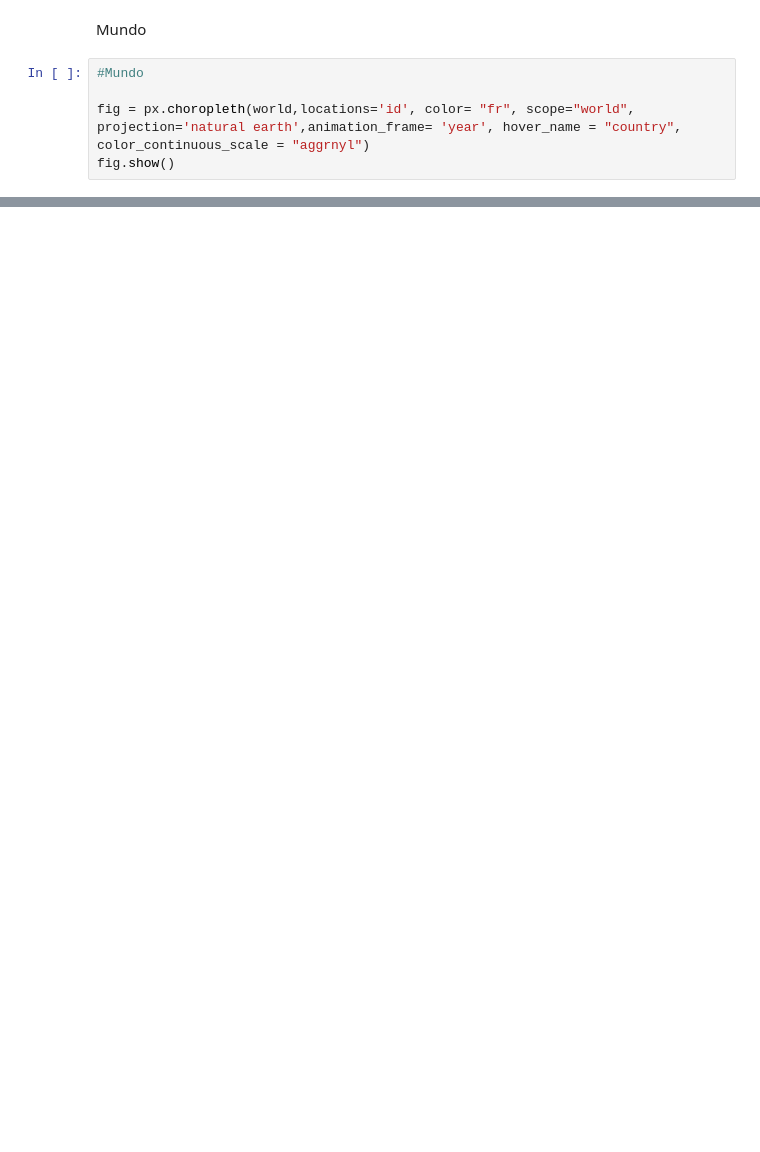
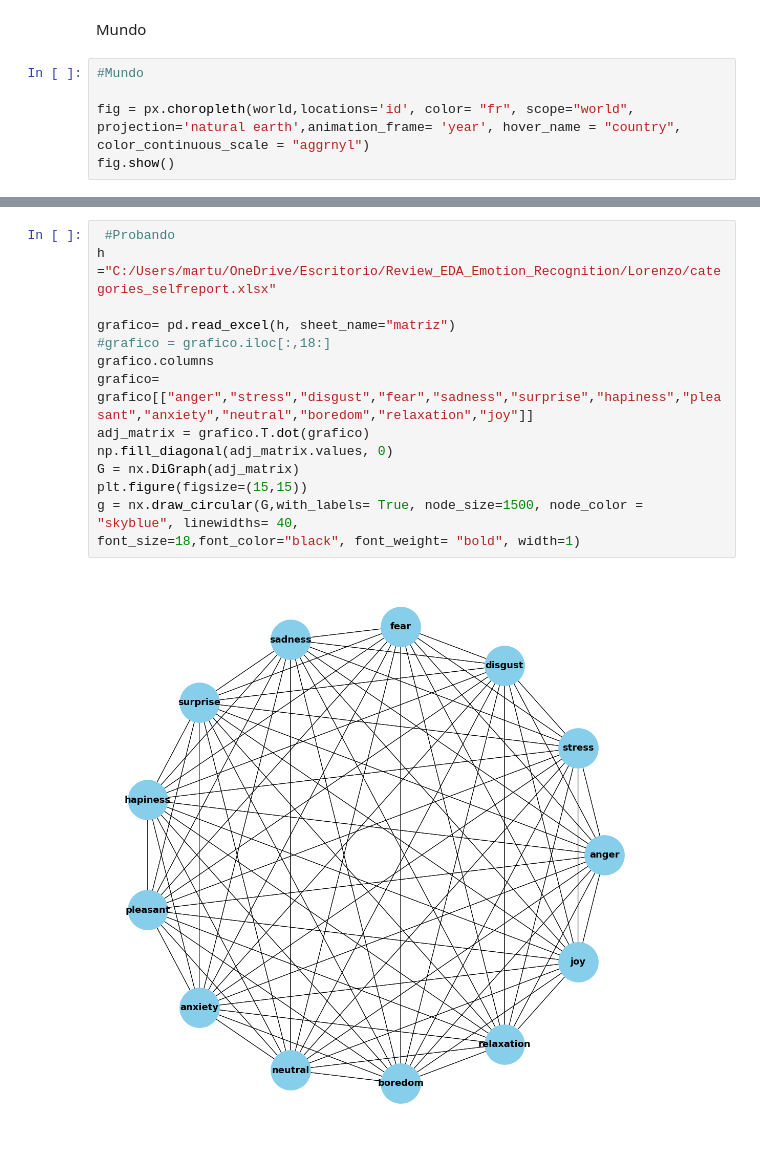
Before and after one commit to tomdamelio/Review_EDA_Emotion_Recognition, a Jupyter notebook: Lorenzo/Analisis review.ipynb, the cells around one changed output, grey strips where cells are left out. Cells and saved outputs as stored; diff of their text form; blank space fills up the shorter version.

```diff
--- a/Lorenzo/Analisis review.ipynb
+++ b/Lorenzo/Analisis review.ipynb
@@ -609,0 +621,16 @@ fig.show()
+# %%
+ #Probando
+h ="C:/Users/martu/OneDrive/Escritorio/Review_EDA_Emotion_Recognition/Lorenzo/categories_selfreport.xlsx"
+
+grafico= pd.read_excel(h, sheet_name="matriz")
+#grafico = grafico.iloc[:,18:]
+grafico.columns
+grafico= grafico[["anger","stress","disgust","fear","sadness","surprise","hapiness","pleasant","anxiety","neutral","boredom","relaxation","joy"]]
+adj_matrix = grafico.T.dot(grafico)
+np.fill_diagonal(adj_matrix.values, 0)
+G = nx.DiGraph(adj_matrix)
+plt.figure(figsize=(15,15))
+g = nx.draw_circular(G,with_labels= True, node_size=1500, node_color = "skyblue", linewidths= 40,
+font_size=18,font_color="black", font_weight= "bold", width=1)
+# %% [output]
+[figure, added]
```
Also changed, not shown: parts of 11 cells of this notebook, 6 other files.
